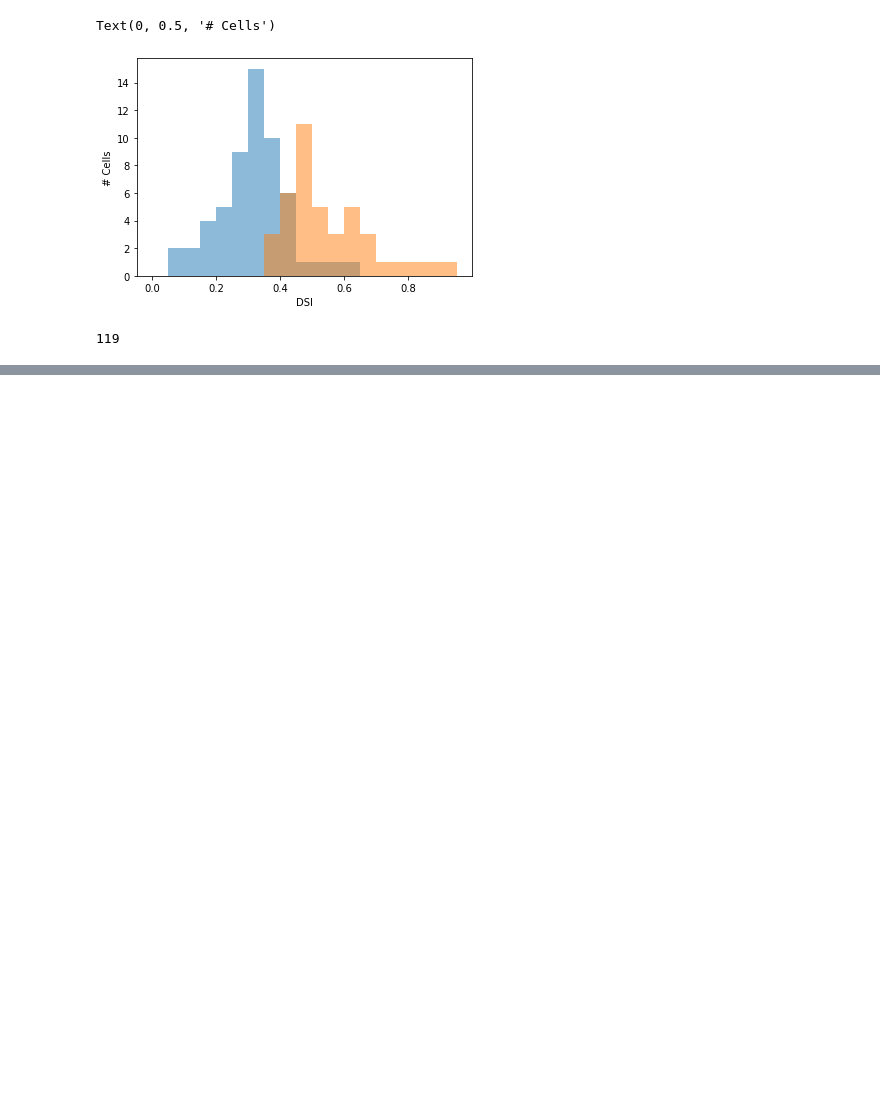
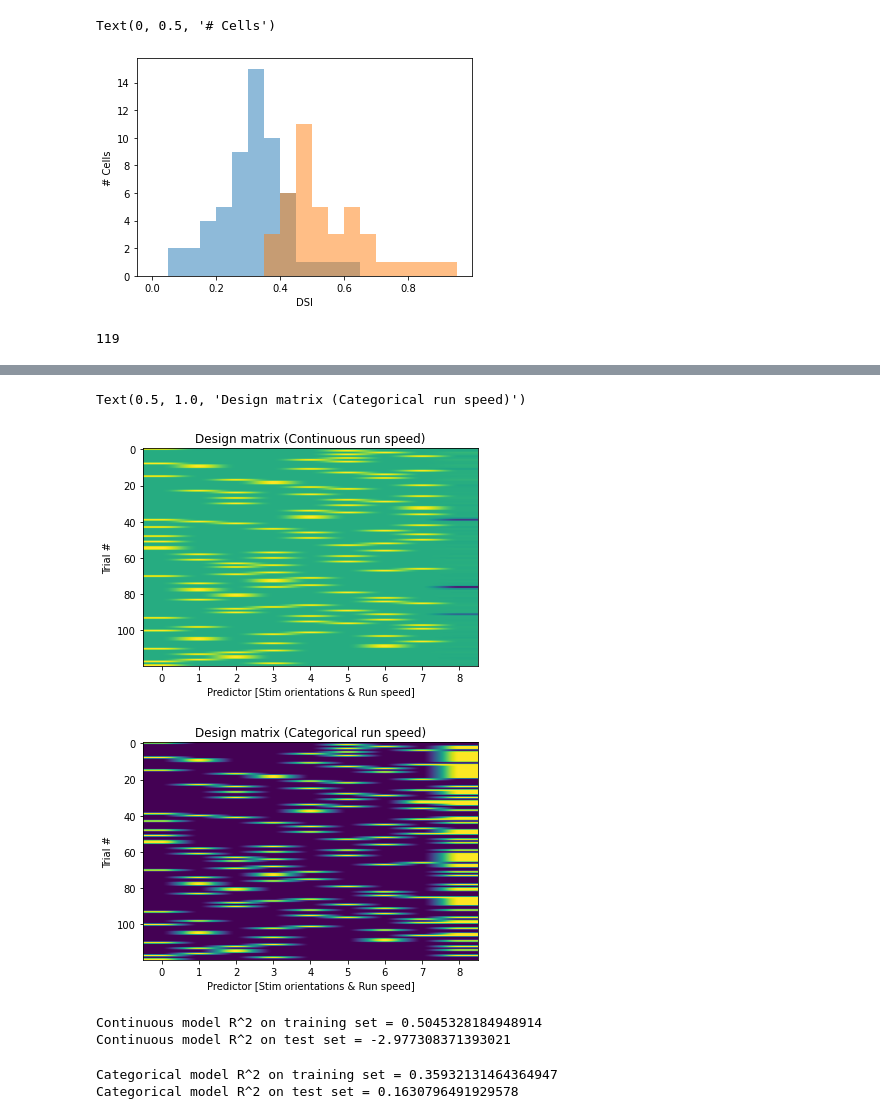
Before and after one commit to AllenInstitute/swdb_neural_encoding, a Jupyter notebook: code/Day1Exercises_w_solutions.ipynb, the cells around one changed output, grey strips where cells are left out. Cells and saved outputs as stored; diff of their text form; code cells hidden in the pictures; blank space fills up the shorter version.

```diff
--- a/code/Day1Exercises_w_solutions.ipynb
+++ b/code/Day1Exercises_w_solutions.ipynb
@@ -510,0 +604,29 @@ num_cells
+# %%
+spd = np.zeros((len(stim_index),60))
+for ii in range(len(stim_index)):
+    spd[ii,:] = dx[stim_table.start[ii]:stim_table.start[ii]+60]
+
+mean_spd = spd.mean(axis=1) # mean speed during each trial
+run_mask = mean_spd>0
+still_mask = mean_spd<=0
+# %%
+# Constructing a new design matrix, "Xspd", that now includes running mask.
+
+Xspd_continuous = np.concatenate((X,mean_spd.reshape(-1,1)), axis=1) # add column for run speed predictor (we won't bother with polynomial regression this time)
+Xspd_categorical = np.concatenate((X,run_mask.reshape(-1,1)), axis=1) # add column for run_mask; note that still_mask is redundant with run_mask, so we can just use one of them
+# %%
+fig,ax = plt.subplots()
+ax.imshow(Xspd_continuous,aspect='auto')
+ax.set_xlabel('Predictor [Stim orientations & Run speed]')
+ax.set_ylabel('Trial #')
+plt.title('Design matrix (Continuous run speed)')
+
+fig,ax = plt.subplots()
+ax.imshow(Xspd_categorical,aspect='auto')
+ax.set_xlabel('Predictor [Stim orientations & Run speed]')
+ax.set_ylabel('Trial #')
+plt.title('Design matrix (Categorical run speed)')
+# %% [output]
+Text(0.5, 1.0, 'Design matrix (Categorical run speed)')
+[figure, added]
+[figure, added]
@@ -510,0 +636,32 @@ num_cells
+# %%
+# Evaluate performance of continuous model
+
+mean_response = mean_response_all_cells[:,cell_idx]
+
+X_train, X_test, y_train, y_test = train_test_split(Xspd_continuous, mean_response, test_size=0.5, random_state=42)
+
+rfmodel = LinearRegression(fit_intercept=False).fit(X_train, y_train,)
+
+scr_train = rfmodel.score(X_train,y_train)
+print('Continuous model R^2 on training set = ' + str(scr_train))
+
+scr_test = rfmodel.score(X_test,y_test)
+print('Continuous model R^2 on test set = ' + str(scr_test))
+# %% [output]
+Continuous model R^2 on training set = 0.5045328184948914
+Continuous model R^2 on test set = -2.977308371393021
+# %%
+# Evaluate performance of categorical model
+
+X_train, X_test, y_train, y_test = train_test_split(Xspd_categorical, mean_response, test_size=0.5, random_state=42)
+
+rfmodel = LinearRegression(fit_intercept=False).fit(X_train, y_train)
+
+scr_train = rfmodel.score(X_train,y_train)
+print('Categorical model R^2 on training set = ' + str(scr_train))
+
+scr_test = rfmodel.score(X_test,y_test)
+print('Categorical model R^2 on test set = ' + str(scr_test))
+# %% [output]
+Categorical model R^2 on training set = 0.35932131464364947
+Categorical model R^2 on test set = 0.1630796491929578
```
Also changed, not shown: parts of 23 cells of this notebook, 1 other file.
